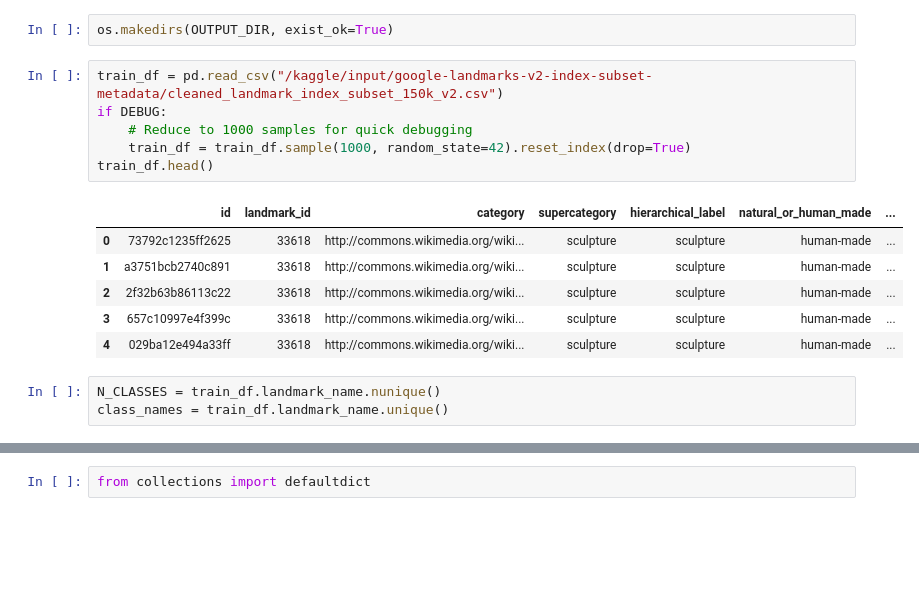
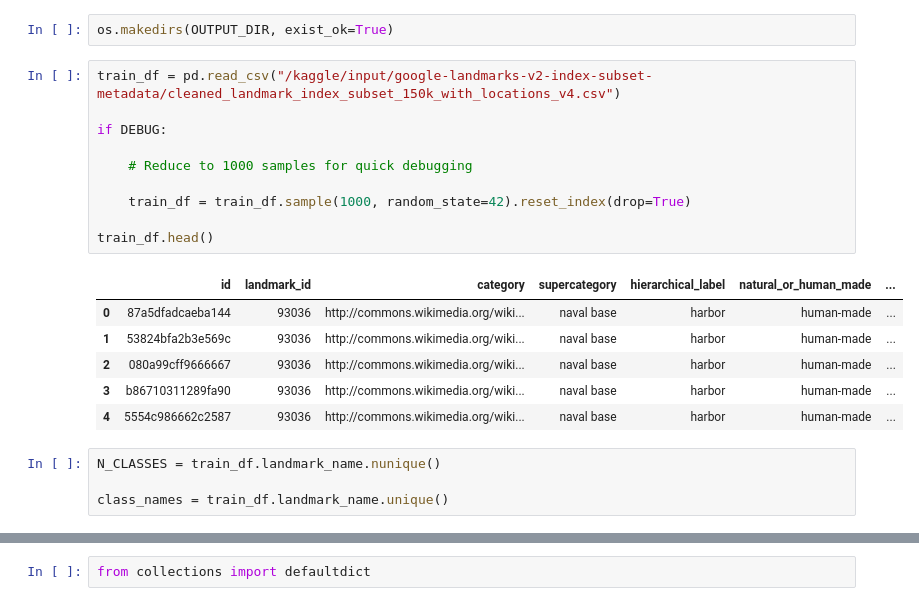
Before and after one commit to huybro/landmark-detection-knowledge-distillation, a Jupyter notebook: cross-modal-distilliation.ipynb, the cells around one changed output, grey strips where cells are left out. Saved outputs shown, nothing was run; the diff lists cells and outputs as text; blank space fills up the shorter version.

Commit message:
Kaggle Notebook | Knowledge-Distillation | Version 2

```diff
--- a/cross-modal-distilliation.ipynb
+++ b/cross-modal-distilliation.ipynb
@@ -92,20 +139,25 @@ OUTPUT_DIR = f'clip_landmark_results'
 # %%
 os.makedirs(OUTPUT_DIR, exist_ok=True)
 # %%
-train_df = pd.read_csv("/kaggle/input/google-landmarks-v2-index-subset-metadata/cleaned_landmark_index_subset_150k_v2.csv")
+train_df = pd.read_csv("/kaggle/input/google-landmarks-v2-index-subset-metadata/cleaned_landmark_index_subset_150k_with_locations_v4.csv")
+
 if DEBUG:
+
     # Reduce to 1000 samples for quick debugging
+
     train_df = train_df.sample(1000, random_state=42).reset_index(drop=True)
+
 train_df.head()
 # %% [output]
 |  | id | landmark_id | category | supercategory | hierarchical_label | natural_or_human_made | ... |
-| 0 | 73792c1235ff2625 | 33618 | http://commons.wikimedia.org/wiki... | sculpture | sculpture | human-made | ... |
-| 1 | a3751bcb2740c891 | 33618 | http://commons.wikimedia.org/wiki... | sculpture | sculpture | human-made | ... |
-| 2 | 2f32b63b86113c22 | 33618 | http://commons.wikimedia.org/wiki... | sculpture | sculpture | human-made | ... |
-| 3 | 657c10997e4f399c | 33618 | http://commons.wikimedia.org/wiki... | sculpture | sculpture | human-made | ... |
-| 4 | 029ba12e494a33ff | 33618 | http://commons.wikimedia.org/wiki... | sculpture | sculpture | human-made | ... |
+| 0 | 87a5dfadcaeba144 | 93036 | http://commons.wikimedia.org/wiki... | naval base | harbor | human-made | ... |
+| 1 | 53824bfa2b3e569c | 93036 | http://commons.wikimedia.org/wiki... | naval base | harbor | human-made | ... |
+| 2 | 080a99cff9666667 | 93036 | http://commons.wikimedia.org/wiki... | naval base | harbor | human-made | ... |
+| 3 | b86710311289fa90 | 93036 | http://commons.wikimedia.org/wiki... | naval base | harbor | human-made | ... |
+| 4 | 5554c986662c2587 | 93036 | http://commons.wikimedia.org/wiki... | naval base | harbor | human-made | ... |
 # %%
 N_CLASSES = train_df.landmark_name.nunique()
+
 class_names = train_df.landmark_name.unique()
 # %%
 # Load CLIP model
```
Also changed, not shown: parts of 16 cells of this notebook.
